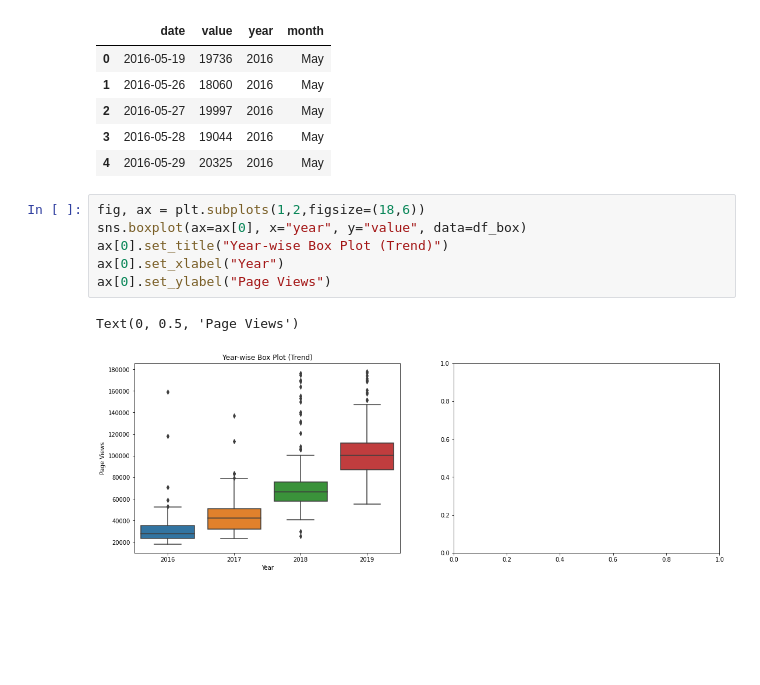
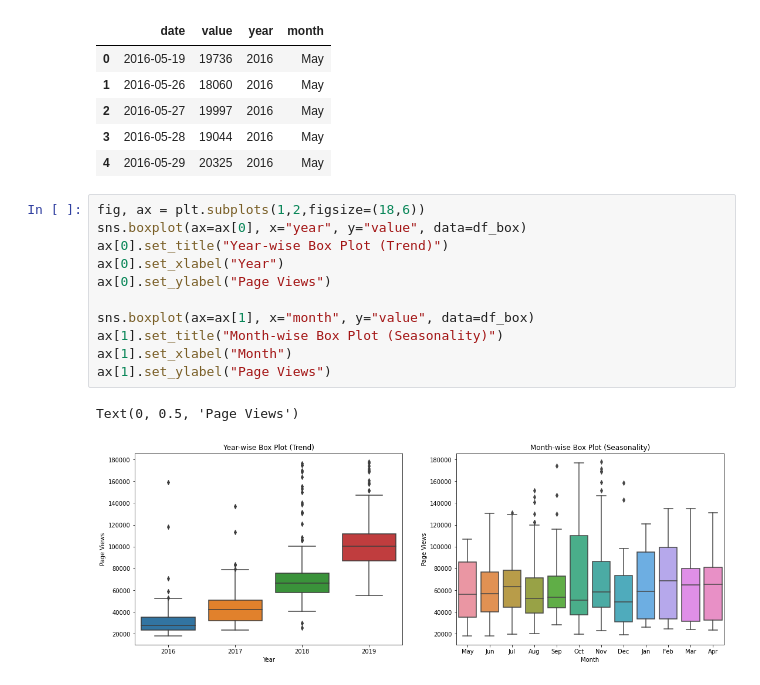
Before and after one commit to FelipeMoreira01/Boilerplate-FCC, a Jupyter notebook: Time_series.ipynb, the cells around one changed output. Cells and saved outputs as stored; diff of their text form; blank space fills up the shorter version.

```diff
--- a/Time_series.ipynb
+++ b/Time_series.ipynb
@@ -83,9 +83,14 @@ df_box.head()
 # %%
 fig, ax = plt.subplots(1,2,figsize=(18,6))
 sns.boxplot(ax=ax[0], x="year", y="value", data=df_box)
 ax[0].set_title("Year-wise Box Plot (Trend)")
 ax[0].set_xlabel("Year")
 ax[0].set_ylabel("Page Views")
+
+sns.boxplot(ax=ax[1], x="month", y="value", data=df_box)
+ax[1].set_title("Month-wise Box Plot (Seasonality)")
+ax[1].set_xlabel("Month")
+ax[1].set_ylabel("Page Views")
 # %% [output]
 Text(0, 0.5, 'Page Views')
-[figure, old version]
+[figure, new version]
```
